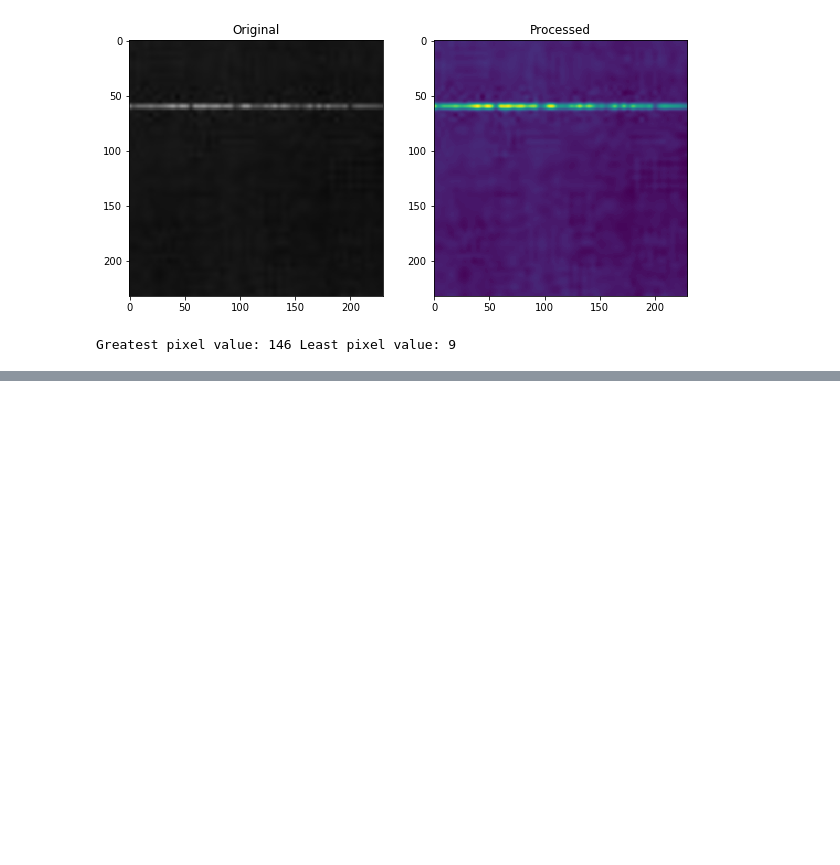
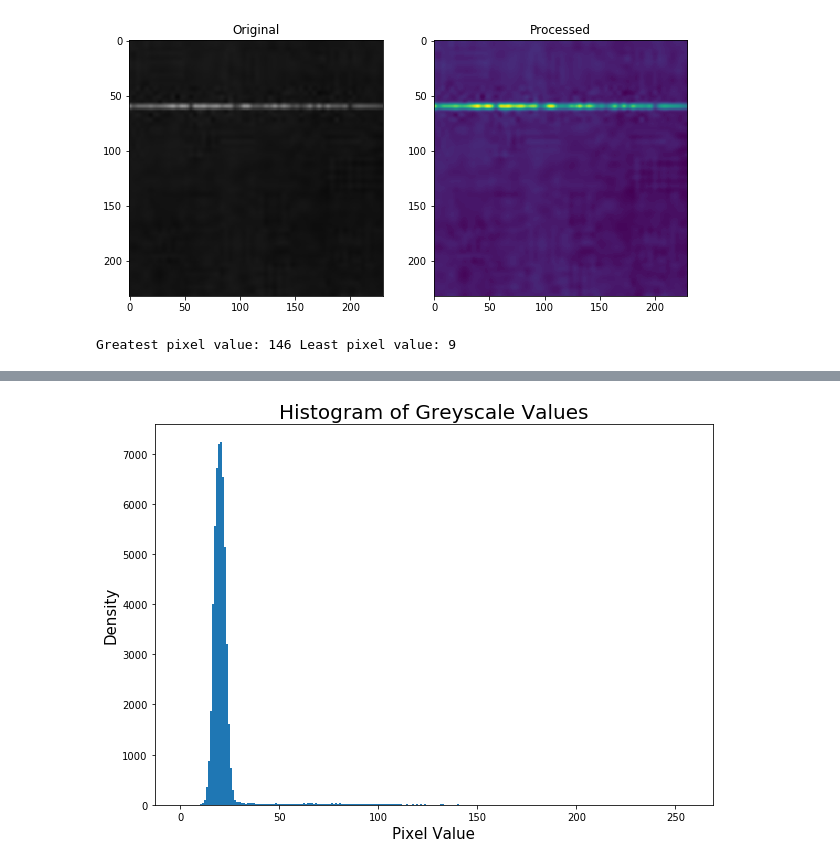
Before and after one commit to acox101010/Image_Analysis_tools, a Jupyter notebook: Non-ResponsivePixels.ipynb, the cells around one changed output, grey strips where cells are left out. Cells and saved outputs as stored; diff of their text form; code cells hidden in the pictures; blank space fills up the shorter version.

```diff
--- a/Non-ResponsivePixels.ipynb
+++ b/Non-ResponsivePixels.ipynb
@@ -68,0 +54,9 @@ for pt in zip(*locat[::-1]):
+# %%
+f, ax = plt.subplots(1,1,figsize=(10,7))
+plt.title('Histogram of Greyscale Values', fontdict=None, loc='center', pad=None, fontsize=20)
+ax.set_xlabel('Pixel Value', fontsize=15)
+ax.set_ylabel('Density', fontsize=15)
+plt.hist(img_gry.ravel(),256,[0,256])
+plt.show()
+# %% [output]
+[figure, added]
```
Also changed, not shown: parts of 3 cells of this notebook, 1 other file.
